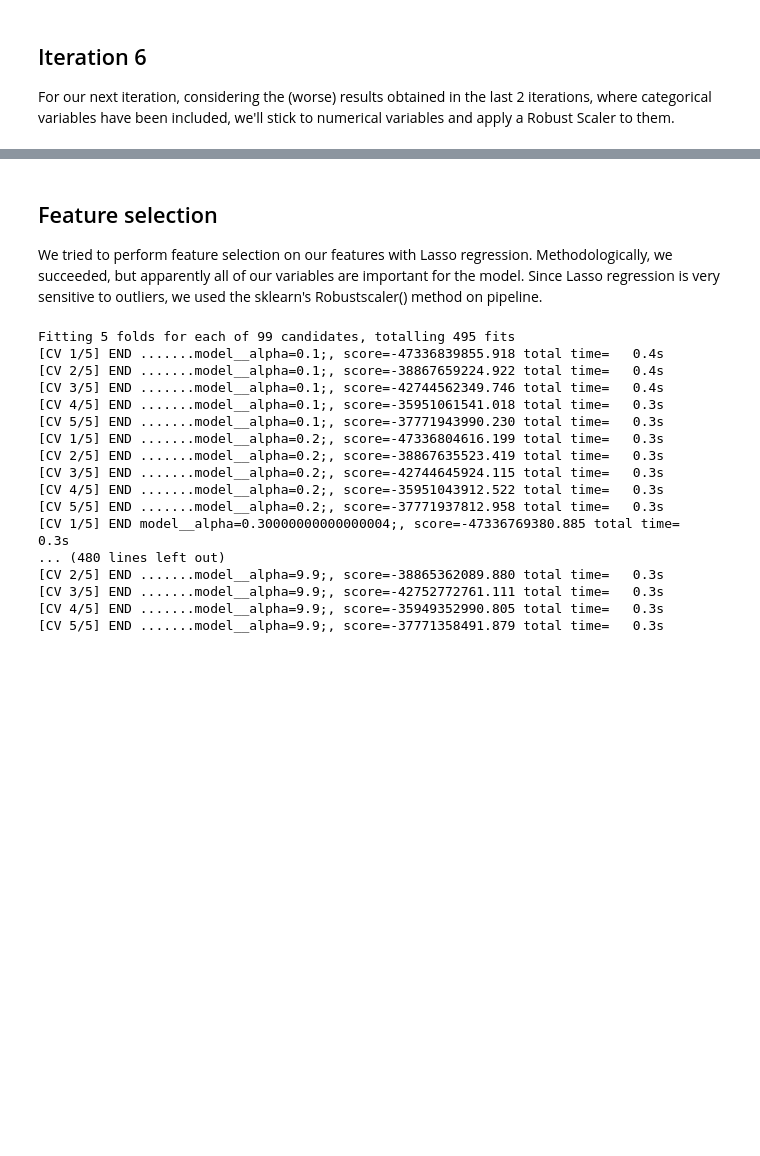
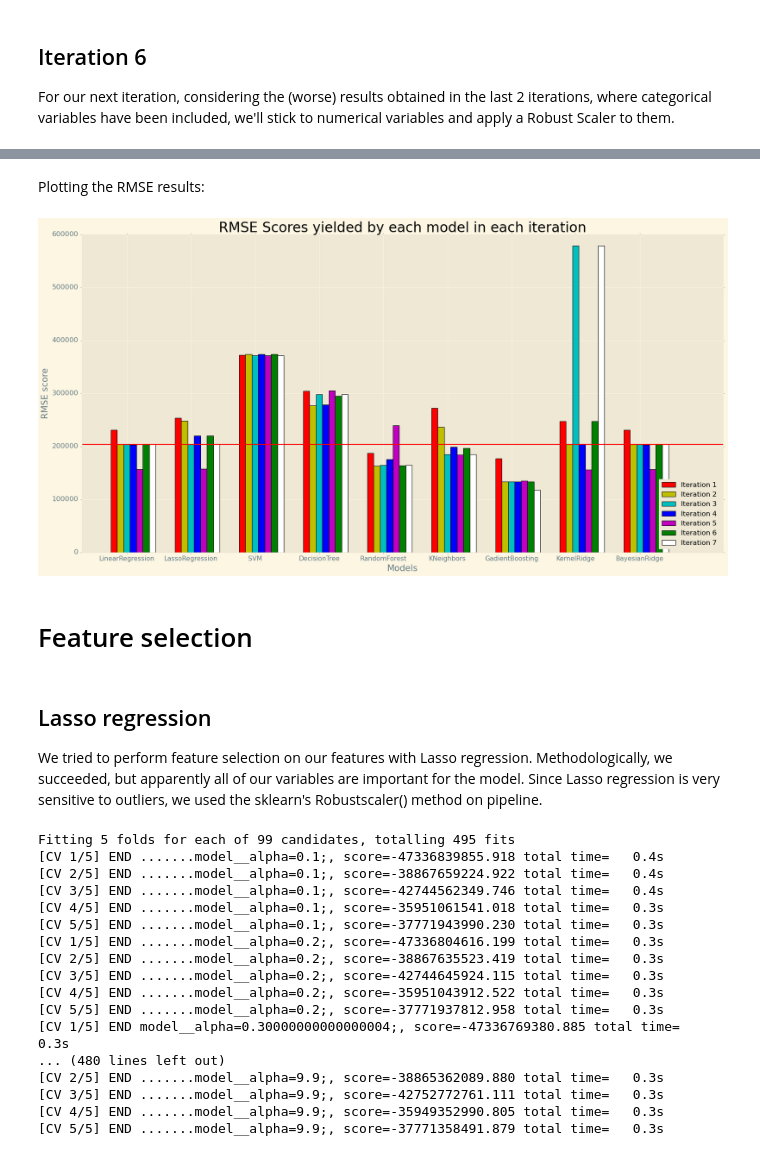
Before and after one commit to lamtranluu/IRON-HACK_Mid-Bootcamp-Project, a Jupyter notebook: Modeling/Modeling.ipynb, the cells around one changed output, grey strips where cells are left out. Cells and saved outputs as stored; diff of their text form; code cells hidden in the pictures; blank space fills up the shorter version.

```diff
--- a/Modeling/Modeling.ipynb
+++ b/Modeling/Modeling.ipynb
@@ -722,5 +1002,43 @@ support vector machines {'C': 0.01} (-0.05608448938422628, 374212.7512224234)
+# %% [markdown]
+Plotting the RMSE results:
+# %%
+plt.style.use('Solarize_Light2')
+plt.figure(figsize=[25, 12])
+wd = 0.2
+x_pos = np.arange(1, 2*len(models), 2)
+
+# Plotting the multiple bar graphs on the same figure
+plt.bar(x_pos, rmse_results.iteration_1, color='r', width=wd, edgecolor='k',
+        label='Iteration 1')
+plt.bar(x_pos+wd, rmse_results.iteration_2, color='y', width=wd, edgecolor='k',
+        label='Iteration 2')
+plt.bar(x_pos+(wd*2), rmse_results.iteration_3, color='c', width=wd,
+        edgecolor='k', label='Iteration 3')
+plt.bar(x_pos+(wd*3), rmse_results.iteration_4, color='b', width=wd,
+        edgecolor='k', label='Iteration 4')
+plt.bar(x_pos+(wd*4), rmse_results.iteration_5, color='m', width=wd, edgecolor='k',
+        label='Iteration 5')
+plt.bar(x_pos+(wd*5), rmse_results.iteration_6, color='g', width=wd, edgecolor='k',
+        label='Iteration 6')
+plt.bar(x_pos+(wd*6), rmse_results.iteration_7, color='w', width=wd,
+        edgecolor='k', label='Iteration 7')
+
+plt.hlines(baseline_model[3], 0, 20, color='red')
+
+plt.xticks(x_pos+wd+0.2, rmse_results.model_name.values, fontsize=14)
+plt.yticks(fontsize=15)
+plt.title('RMSE Scores yielded by each model in each iteration', fontsize=30)
+plt.xlabel('Models', fontsize=19)
+plt.ylabel('RMSE score', fontsize=19)
+
+plt.legend(loc='lower right', fontsize=15)
+plt.show();
+# %% [output]
+[figure, added]
+# %% [markdown]
+# Feature selection
 # %% [markdown]
-## Feature selection
+## Lasso regression
 We tried to perform feature selection on our features with Lasso regression. Methodologically, we succeeded, but apparently all of our variables are important for the model.
 Since Lasso regression is very sensitive to outliers, we used the sklearn's Robustscaler() method on pipeline.
 # %%
```
Also changed, not shown: parts of 47 cells of this notebook.
